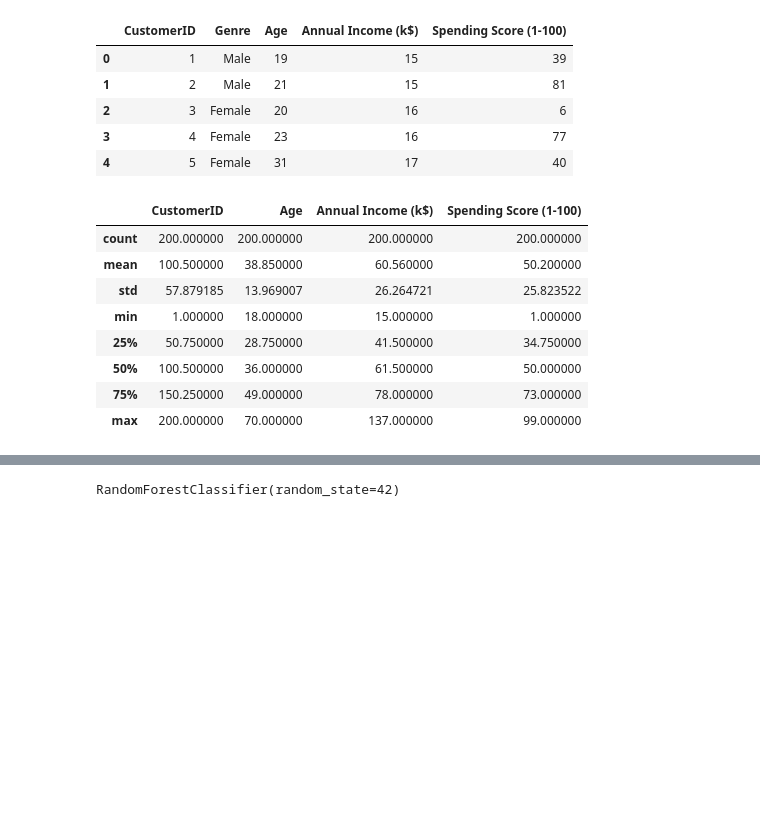
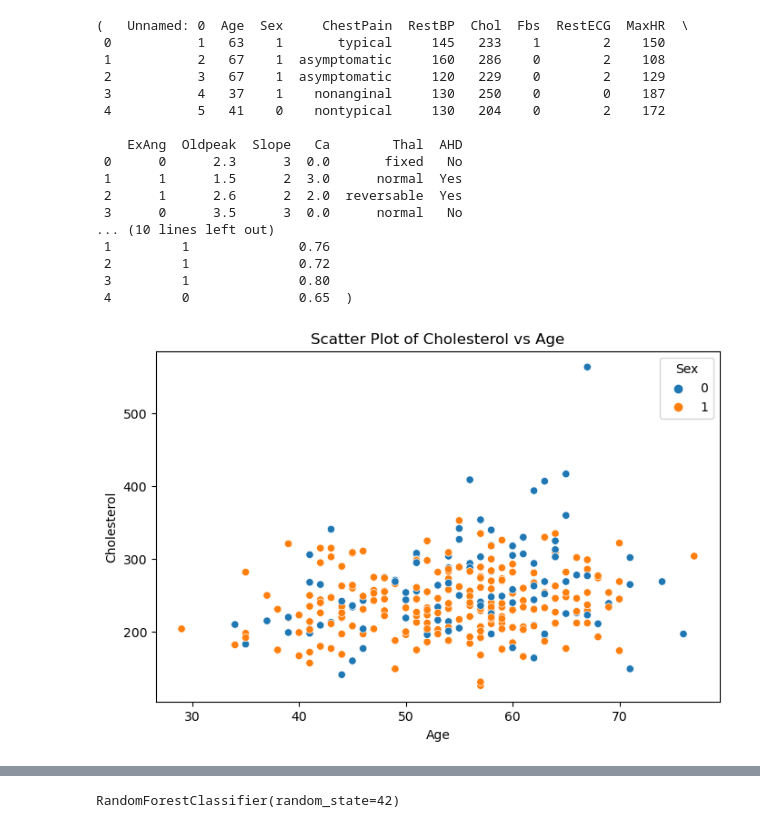
Before and after one commit to Ahilya7570/ML_ASSIGNMENTS, a Jupyter notebook: ASSIGNMENT_3/ASSIGNMENT_3.ipynb, the cells around one changed output, grey strips where cells are left out. Saved outputs shown, nothing was run; the diff lists cells and outputs as text; code cells hidden in the pictures; blank space fills up the shorter version.

```diff
--- a/ASSIGNMENT_3/ASSIGNMENT_3.ipynb
+++ b/ASSIGNMENT_3/ASSIGNMENT_3.ipynb
@@ -6,26 +6,37 @@ import seaborn as sns
 import pandas as pd
 import matplotlib.pyplot as plt
 # %%
-data = pd.read_csv('mall_customers.csv')#import data
+heart_df =pd.read_csv('Heart.csv')
+admission_df = pd.read_csv("admission.csv")
 # %%
-data.head()
+heart_df.head(), admission_df.head()
 # %% [output]
-|  | CustomerID | Genre | Age | Annual Income (k$) | Spending Score (1-100) |
-| 0 | 1 | Male | 19 | 15 | 39 |
-| 1 | 2 | Male | 21 | 15 | 81 |
-| 2 | 3 | Female | 20 | 16 | 6 |
-| 3 | 4 | Female | 23 | 16 | 77 |
-| 4 | 5 | Female | 31 | 17 | 40 |
+(   Unnamed: 0  Age  Sex     ChestPain  RestBP  Chol  Fbs  RestECG  MaxHR  \
+ 0           1   63    1       typical     145   233    1        2    150
+ 1           2   67    1  asymptomatic     160   286    0        2    108
+ 2           3   67    1  asymptomatic     120   229    0        2    129
+ 3           4   37    1    nonanginal     130   250    0        0    187
+ 4           5   41    0    nontypical     130   204    0        2    172
+
+    ExAng  Oldpeak  Slope   Ca        Thal  AHD
+ 0      0      2.3      3  0.0       fixed   No
+ 1      1      1.5      2  3.0      normal  Yes
+ 2      1      2.6      2  2.0  reversable  Yes
+ 3      0      3.5      3  0.0      normal   No
+... (10 lines left out)
+ 1         1              0.76
+ 2         1              0.72
+ 3         1              0.80
+ 4         0              0.65  )
 # %%
-data.describe()
+#To plot scatterplot
+plt.figure(figsize=(8,5))
+sns.scatterplot(x=heart_df['Age'], y=heart_df['Chol'], hue=heart_df['Sex'])
+plt.title("Scatter Plot of Cholesterol vs Age")
+plt.xlabel("Age")
+plt.ylabel("Cholesterol")
+plt.show()
+# scatter plot
 # %% [output]
-|  | CustomerID | Age | Annual Income (k$) | Spending Score (1-100) |
-| count | 200.000000 | 200.000000 | 200.000000 | 200.000000 |
-| mean | 100.500000 | 38.850000 | 60.560000 | 50.200000 |
-| std | 57.879185 | 13.969007 | 26.264721 | 25.823522 |
-| min | 1.000000 | 18.000000 | 15.000000 | 1.000000 |
-| 25% | 50.750000 | 28.750000 | 41.500000 | 34.750000 |
-| 50% | 100.500000 | 36.000000 | 61.500000 | 50.000000 |
-| 75% | 150.250000 | 49.000000 | 78.000000 | 73.000000 |
-| max | 200.000000 | 70.000000 | 137.000000 | 99.000000 |
+[figure, added]
 # %%
```
Also changed, not shown: parts of 7 cells of this notebook.
